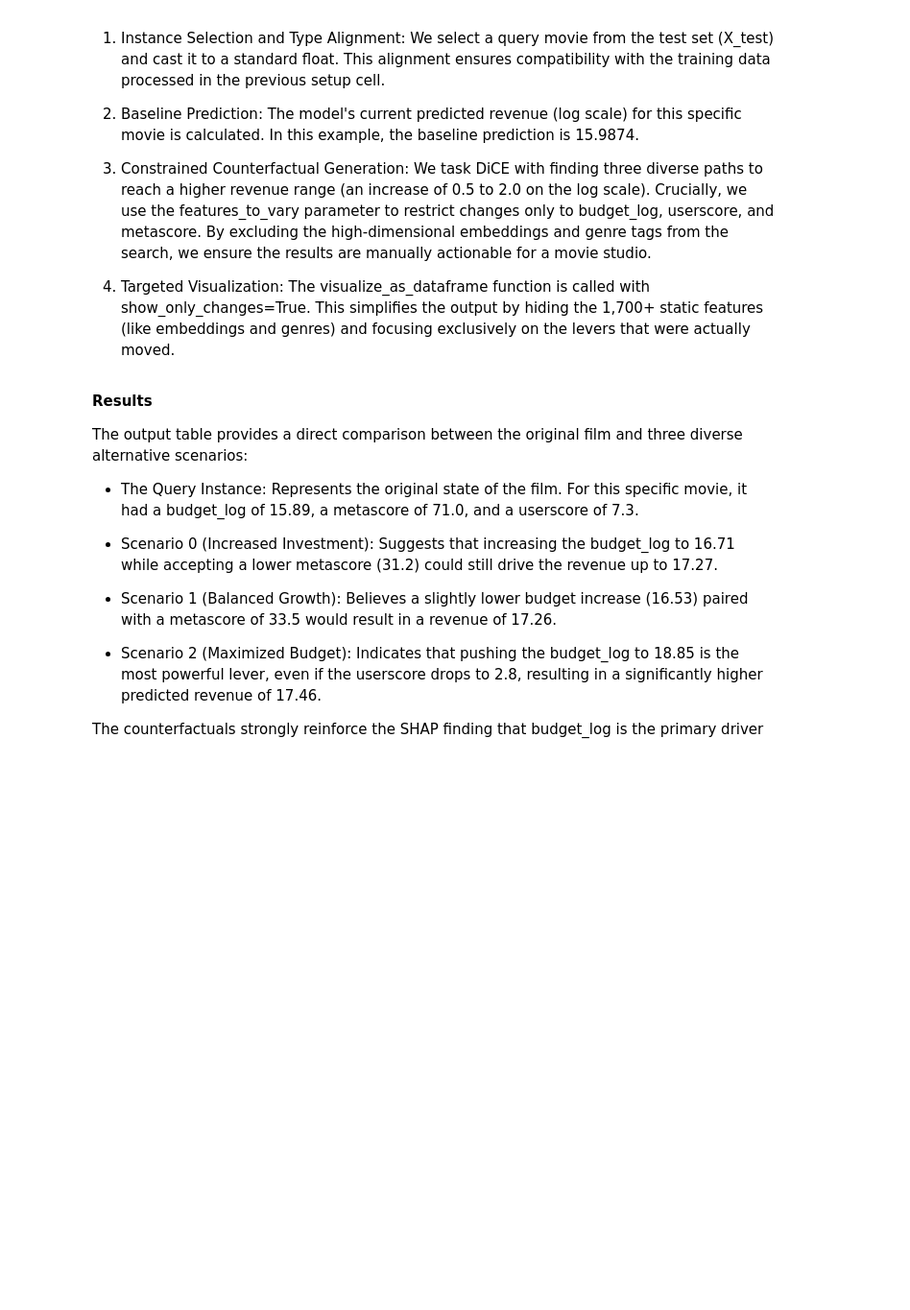
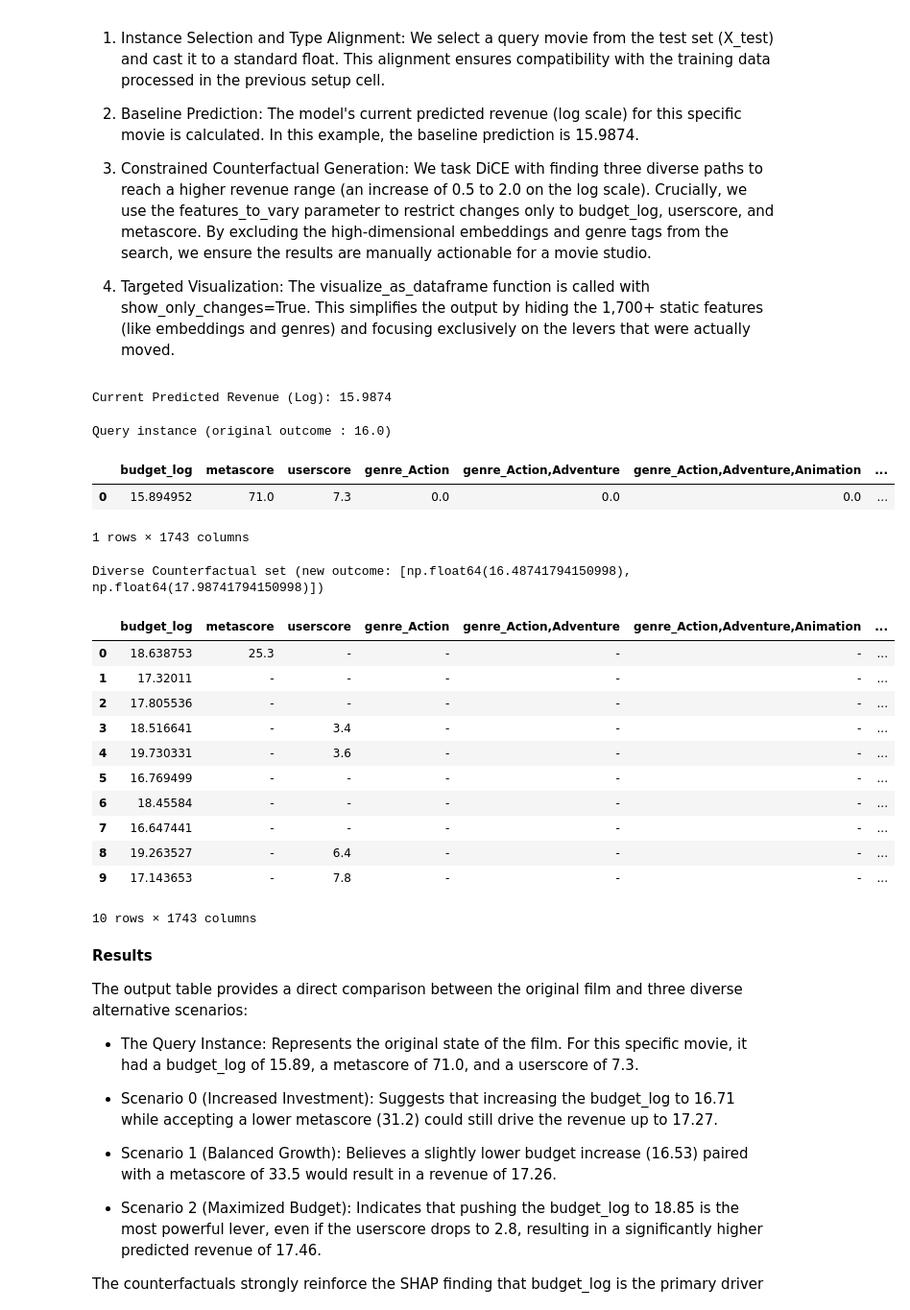
Before and after one commit to sreejoniroy23-commits/AIforBusiness, a Jupyter notebook: Notebook2_modelling_Jan4.ipynb, the cells around one changed output. Shown at 96% size. Drawn from its saved outputs; the diff is of its cells as text; code cells hidden in the pictures; blank space fills up the shorter version.

```diff
--- a/Notebook2_modelling_Jan4.ipynb
+++ b/Notebook2_modelling_Jan4.ipynb
@@ -3781,24 +3831,45 @@ The code performs four critical operations to ensure the generated advice is rea
 4. Targeted Visualization: The visualize_as_dataframe function is called with show_only_changes=True. This simplifies the output by hiding the 1,700+ static features (like embeddings and genres) and focusing exclusively on the levers that were actually moved.
 # %%
 # Generate counterfactual examples for a specific movie instance
-# 1. Select the movie to analyze and cast to float
+# Select the movie to analyze and cast to float
 query_instance = X_test.iloc[0:1].astype(float)
 
-# 2. Check the current model prediction
+# Check the current model prediction
 current_pred = rf_tuned.predict(query_instance)[0]
 print(f"Current Predicted Revenue (Log): {current_pred:.4f}")
 
-# 3. Generate 3 counterfactuals targeting a higher revenue range
-# We vary ONLY the structured_features to keep the embeddings constant
+# Generate 3 counterfactuals targeting a higher revenue range
+# only varying the structured_features to keep the embeddings constant
 dice_exp = exp.generate_counterfactuals(
     query_instance,
-    total_CFs=3,
-    desired_range=[current_pred + 0.5, current_pred + 2.0],
+    total_CFs=10,
+    desired_range=[current_pred + 0.5, current_pred + 2.0], # Narrower target
     features_to_vary=structured_features
 )
 
-# 4. Display the results, highlighting only the values that changed
+
+
+# Display the results, highlighting only the values that changed
 dice_exp.visualize_as_dataframe(show_only_changes=True)
+# %% [output]
+Current Predicted Revenue (Log): 15.9874
+Query instance (original outcome : 16.0)
+|  | budget_log | metascore | userscore | genre_Action | genre_Action,Adventure | genre_Action,Adventure,Animation | ... |
+| 0 | 15.894952 | 71.0 | 7.3 | 0.0 | 0.0 | 0.0 | ... |
+1 rows × 1743 columns
+Diverse Counterfactual set (new outcome: [np.float64(16.48741794150998), np.float64(17.98741794150998)])
+|  | budget_log | metascore | userscore | genre_Action | genre_Action,Adventure | genre_Action,Adventure,Animation | ... |
+| 0 | 18.638753 | 25.3 | - | - | - | - | ... |
+| 1 | 17.32011 | - | - | - | - | - | ... |
+| 2 | 17.805536 | - | - | - | - | - | ... |
+| 3 | 18.516641 | - | 3.4 | - | - | - | ... |
+| 4 | 19.730331 | - | 3.6 | - | - | - | ... |
+| 5 | 16.769499 | - | - | - | - | - | ... |
+| 6 | 18.45584 | - | - | - | - | - | ... |
+| 7 | 16.647441 | - | - | - | - | - | ... |
+| 8 | 19.263527 | - | 6.4 | - | - | - | ... |
+| 9 | 17.143653 | - | 7.8 | - | - | - | ... |
+10 rows × 1743 columns
 # %% [markdown]
 **Results**
 
```
Also changed, not shown: parts of 23 cells of this notebook.
